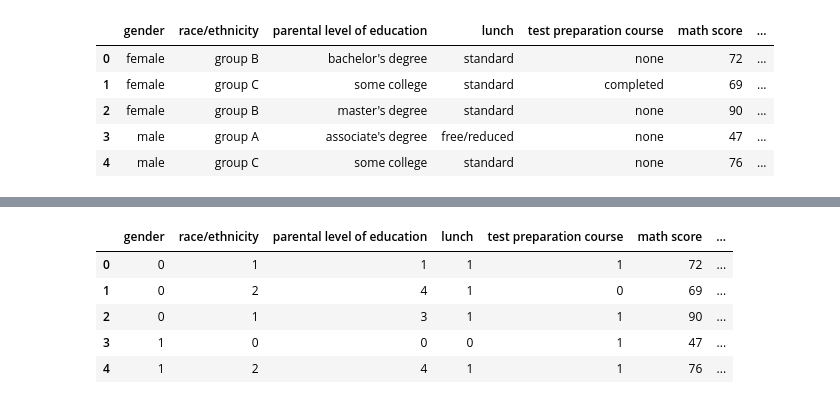
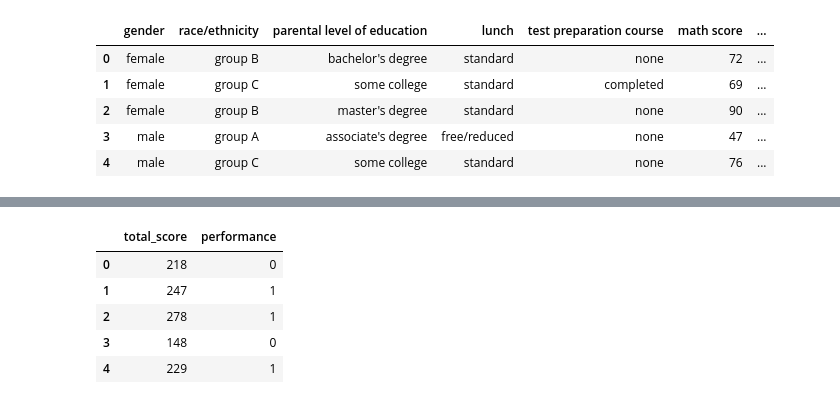
Before and after one commit to niranjan-74088/student_performance_prediction, a Jupyter notebook: student_performance_prediction.ipynb, the cells around one changed output, grey strips where cells are left out. Saved outputs shown, nothing was run; the diff lists cells and outputs as text; code cells hidden in the pictures.

```diff
--- a/student_performance_prediction.ipynb
+++ b/student_performance_prediction.ipynb
@@ -63,16 +21,21 @@ df[['math score', 'performance']].head()
-# %%
-categorical_cols = df.select_dtypes(include='object').columns
-
-le = LabelEncoder()
-for col in categorical_cols:
-    df[col] = le.fit_transform(df[col])
-
-df.head()
-# %% [output]
-|  | gender | race/ethnicity | parental level of education | lunch | test preparation course | math score | ... |
-| 0 | 0 | 1 | 1 | 1 | 1 | 72 | ... |
-| 1 | 0 | 2 | 4 | 1 | 0 | 69 | ... |
-| 2 | 0 | 1 | 3 | 1 | 1 | 90 | ... |
-| 3 | 1 | 0 | 0 | 0 | 1 | 47 | ... |
-| 4 | 1 | 2 | 4 | 1 | 1 | 76 | ... |
+# %%
+# Create total score
+df["total_score"] = (
+    df["math score"] +
+    df["reading score"] +
+    df["writing score"]
+)
+
+# Top 30% performers
+threshold = df["total_score"].quantile(0.7)
+df["performance"] = (df["total_score"] >= threshold).astype(int)
+
+df[["total_score", "performance"]].head()
+# %% [output]
+|  | total_score | performance |
+| 0 | 218 | 0 |
+| 1 | 247 | 1 |
+| 2 | 278 | 1 |
+| 3 | 148 | 0 |
+| 4 | 229 | 1 |
 # %%
```
Also changed, not shown: parts of 15 cells of this notebook.
